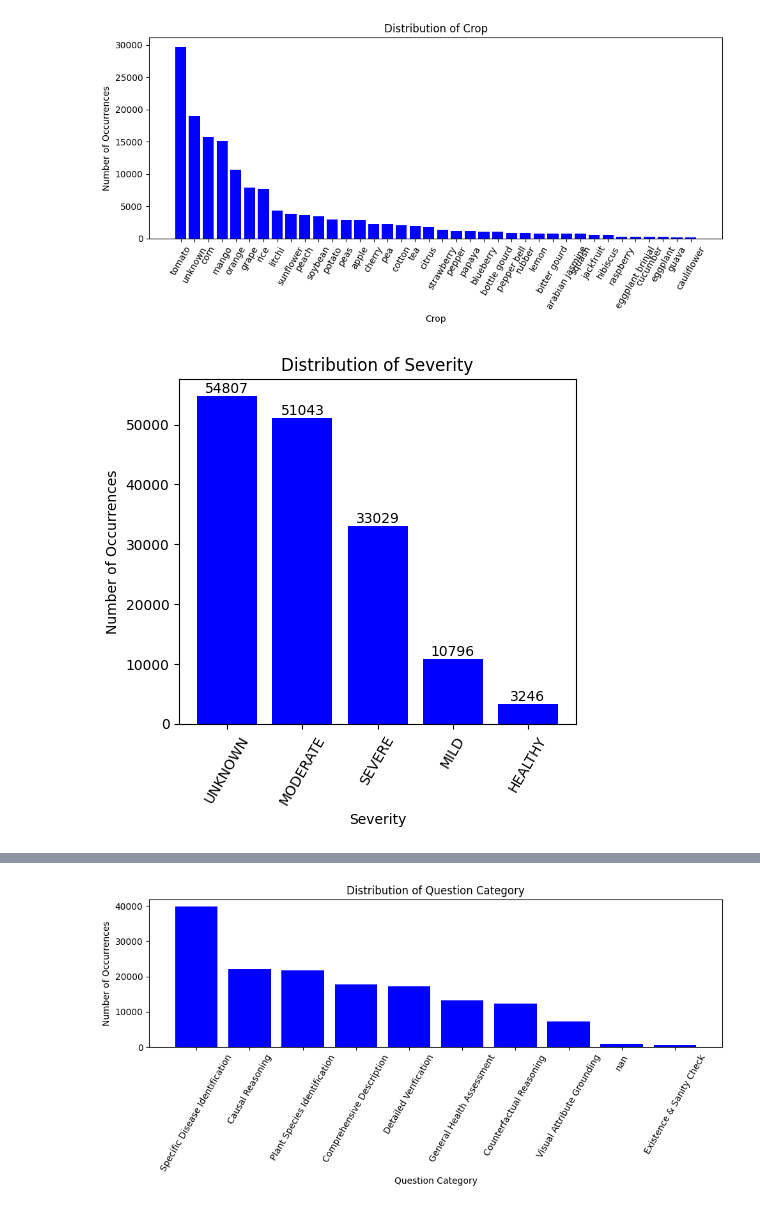
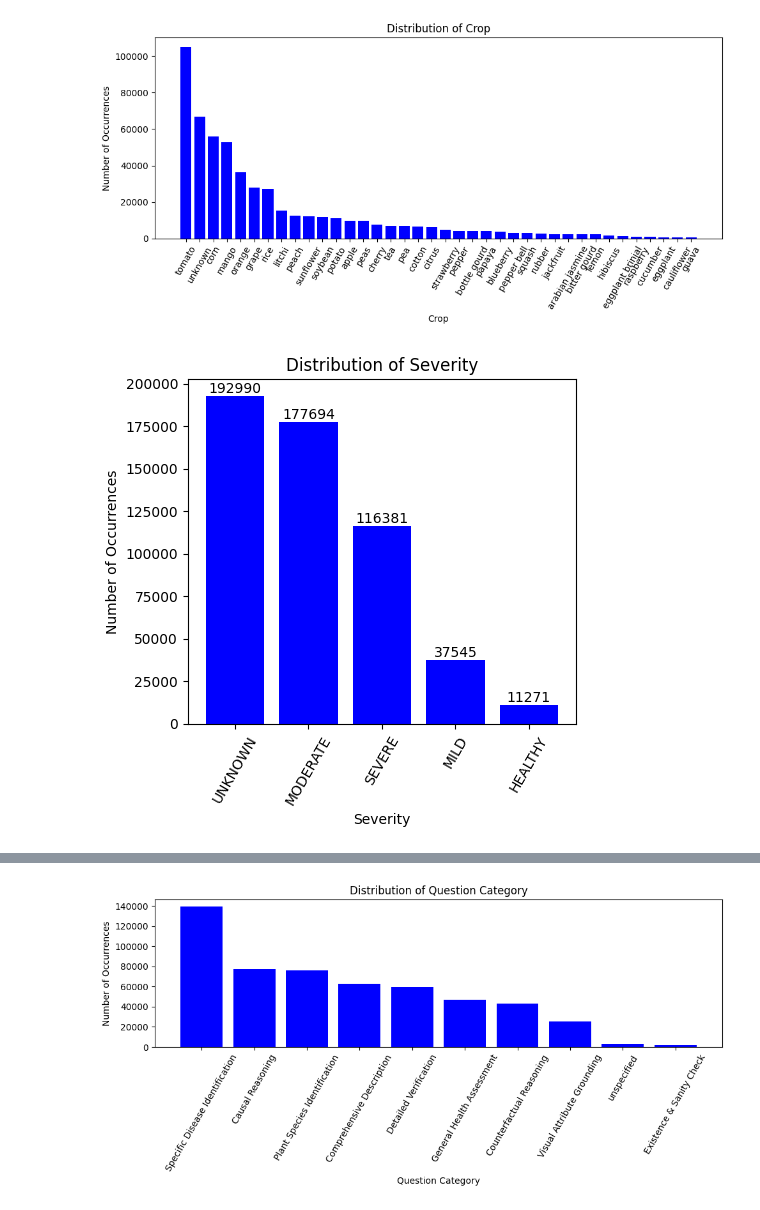
Before and after one commit to KylerYohnPsu/PlantQA, a Jupyter notebook: Capstone_Executables.ipynb, the cells around one changed output, grey strips where cells are left out. Drawn from its saved outputs; the diff is of its cells as text; code cells hidden in the pictures.

```diff
--- a/Capstone_Executables.ipynb
+++ b/Capstone_Executables.ipynb
@@ -45,11 +45,12 @@ Logger.info(f"Project root absolute path: {PROJECT_ROOT}")
 # %%
-# load the plantExpertVQA training dataset
+# load the plantExpertVQA training, validation, and testing datasets
 plant_expert_vqa_data_path= DATA_DIR / "PlantExpertVQA" / "data"
-train_data_path= plant_expert_vqa_data_path / "test.csv"
+train_data_path= plant_expert_vqa_data_path / "train.csv"
+test_data_path= plant_expert_vqa_data_path / "test.csv"
+validation_data_path= plant_expert_vqa_data_path / "val.csv"
 
-plant_expert_vqa_train= text_pre.load_csv(train_data_path)
 
-# Explore the basics of the training set
-print("\n\n")
-text_explore.explore_data(plant_expert_vqa_train, "Plant Expert VQA Training Dataset")
+plant_expert_vqa_TRAIN= text_pre.load_csv(train_data_path)
+plant_expert_vqa_TEST= text_pre.load_csv(test_data_path)
+plant_expert_vqa_VAL= text_pre.load_csv(validation_data_path)
 # %% [output]
@@ -73,12 +121,12 @@ Data columns (total 13 columns):
 # %%
 # make distributions of some columns, so we know how common each type is
 #NOTE: we should clean/normalize the text before doing this
 
-text_explore.make_column_distribution_graph(plant_expert_vqa_train, "crop", size=(10,5))
-text_explore.make_column_distribution_graph(plant_expert_vqa_train, "severity", show_counts=True, size=(5,5))
-text_explore.make_column_distribution_graph(plant_expert_vqa_train, "category", show_counts=True, size=(5,5))
-text_explore.make_column_distribution_graph(plant_expert_vqa_train, "answer_type", show_counts=True, size=(5,5))
-text_explore.make_column_distribution_graph(plant_expert_vqa_train, "question_category", show_counts=False, size=(10,5))
+text_explore.make_column_distribution_graph(plant_expert_vqa_TRAIN, "crop", size=(10,5))
+text_explore.make_column_distribution_graph(plant_expert_vqa_TRAIN, "severity", show_counts=True, size=(5,5))
+text_explore.make_column_distribution_graph(plant_expert_vqa_TRAIN, "category", show_counts=True, size=(5,5))
+text_explore.make_column_distribution_graph(plant_expert_vqa_TRAIN, "answer_type", show_counts=True, size=(5,5))
+text_explore.make_column_distribution_graph(plant_expert_vqa_TRAIN, "question_category", show_counts=False, size=(10,5))
 # %% [output]
-[figure, old version]
+[figure, new version]
-[figure, old version]
+[figure, new version]
@@ -87,4 +135,4 @@ text_explore.make_column_distribution_graph(plant_expert_vqa_train, "question_ca
-[figure, old version]
+[figure, new version]
 # %%
 # make wordclouds of some of the text columns
 # This helps visualize which words are the most common in teh dataset
```
Also changed, not shown: parts of 8 cells of this notebook, 1 other file.
